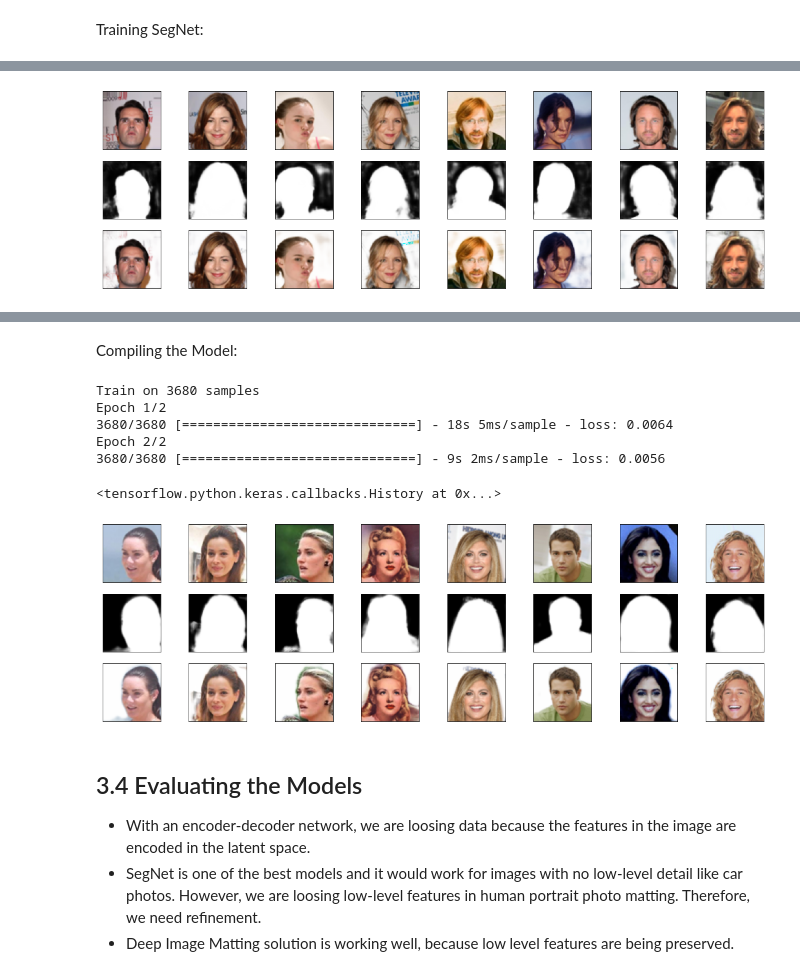
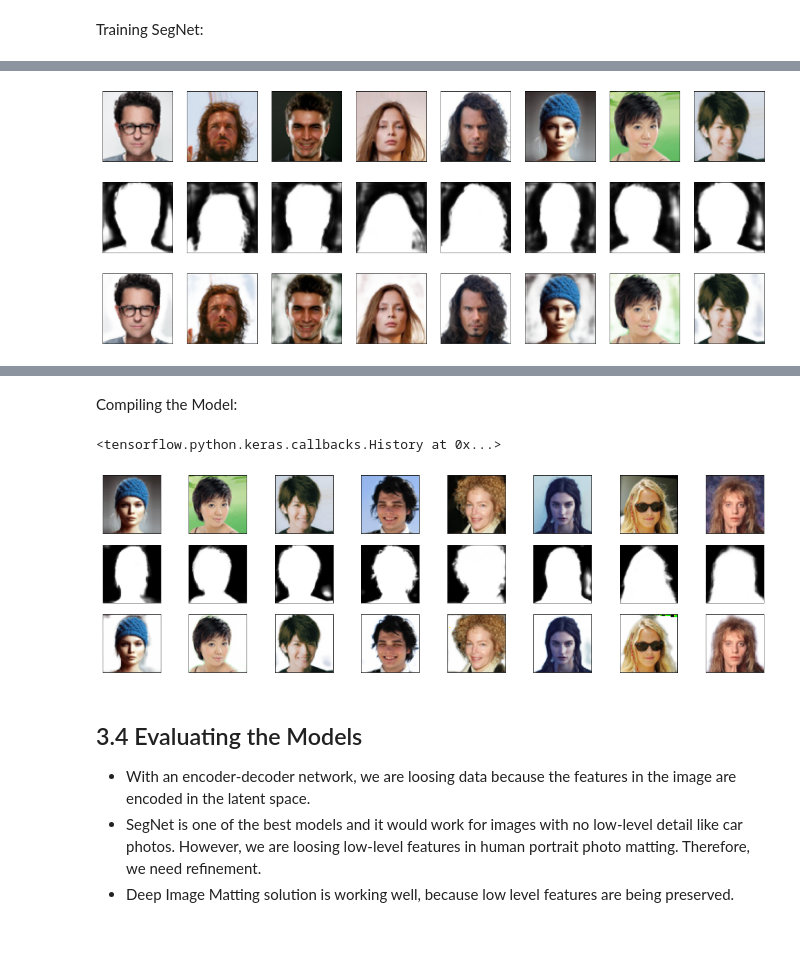
Before and after one commit to kocabiyik/deep-learning, a Jupyter notebook: 43-image-matting-celeba.ipynb, the cells around one changed output, grey strips where cells are left out. Saved outputs shown, nothing was run; the diff lists cells and outputs as text; code cells hidden in the pictures; blank space fills up the shorter version.

Commit message:
Re-training

```diff
--- a/43-image-matting-celeba.ipynb
+++ b/43-image-matting-celeba.ipynb
@@ -154,6 +154,7 @@ loop_counter = 0
 for i in training_images_a:
     img_path = os.path.join(data_dir, 'training/A', i)
     img = Image.open(img_path).resize((img_dim_pixel, img_dim_pixel))
+    img = img.convert('RGB')
     img_np = np.array(img)
     training_a[loop_counter] = img_np
     loop_counter +=1
@@ -198,15 +199,15 @@ for i in testing_images_a:
     testing_a[loop_counter] = img_np
     loop_counter +=1
 
-# Testing B: CelebA maskings
-testing_b = np.zeros((len(testing_images_b), img_dim_pixel, img_dim_pixel, 3)) # placeholder
-loop_counter = 0
-for i in testing_images_b:
-    img_path = os.path.join(data_dir, 'testing/B', i)
-    img = Image.open(img_path).resize((img_dim_pixel, img_dim_pixel))
-    img_np = np.array(img)
-    testing_b[loop_counter] = img_np
-    loop_counter +=1
+#  # Testing B: CelebA maskings
+#  testing_b = np.zeros((len(testing_images_b), img_dim_pixel, img_dim_pixel, 3)) # placeholder
+#  loop_counter = 0
+#  for i in testing_images_b:
+#      img_path = os.path.join(data_dir, 'testing/B', i)
+#      img = Image.open(img_path).resize((img_dim_pixel, img_dim_pixel))
+#      img_np = np.array(img)
+#      testing_b[loop_counter] = img_np
+#      loop_counter +=1
 # %%
 # save locally for ease
 np.save('training_a.npy', training_a)
@@ -299,8 +300,8 @@ conv_encoder_decoder.compile(optimizer='Adam', loss='binary_crossentropy')
 conv_encoder_decoder.load_weights('conv_autoencoder.h5')
 # %%
 conv_encoder_decoder.fit(training_a, training_b,
-                         epochs=20,
+                         epochs=30,
                          batch_size=64,
                          shuffle=True,
                          validation_data = (validation_a, validation_b),
-                         verbose = 1)
+                         verbose = 0)
@@ -578,4 +560,4 @@ segnet.fit(training_a, training_b,
                          batch_size=64,
                          shuffle=True,
                          validation_data = (validation_a, validation_b),
-                         verbose = 1)
+                         verbose = 0)
@@ -606,41 +569,41 @@ decoded_imgs = segnet.predict(testing_a)
 import matplotlib.pyplot as plt
 
 n = 8  # number of samples
-img_index = 0
+img_index = 10
 
 plt.figure(figsize=(20, 6))
 for i in range(n):
 
     # original
     ax = plt.subplot(3, n, i + 1)
     plt.imshow(testing_a[img_index+i].reshape(img_dim_pixel, img_dim_pixel,3))
     plt.gray()
     ax.get_xaxis().set_visible(False)
     ax.get_yaxis().set_visible(False)
 
     # mask
     ax = plt.subplot(3, n, i + 1 + n)
     plt.imshow(decoded_imgs[img_index+i].reshape(img_dim_pixel, img_dim_pixel))
     plt.gray()
     ax.get_xaxis().set_visible(False)
     ax.get_yaxis().set_visible(False)
 
     # matting
     ax = plt.subplot(3, n, i + n + n+ 1)
     ax.get_xaxis().set_visible(False)
     ax.get_yaxis().set_visible(False)
     img = testing_a[img_index+i].reshape(img_dim_pixel, img_dim_pixel,3)
     mask = decoded_imgs[img_index+i].reshape(img_dim_pixel, img_dim_pixel)
     red, green, blue = img.T
     red=red**mask.T
     green=green**mask.T
     blue = blue**mask.T
     matted = np.array((red,green,blue)).T
     plt.imshow(matted)
 
 plt.show()
 # %% [output]
-[figure, old version]
+[figure, new version]
 # %% [markdown]
 ### 3.3.3 Implementation of Deep Image Matting
 
@@ -680,17 +643,13 @@ model_matting.compile(optimizer='nadam', loss=overall_loss, target_tensors=[deco
 model_matting.load_weights('model_matting.h5')
 # %%
 model_matting.fit(training_a, training_b,
-                    epochs=2,
-                    verbose=1,
-                    batch_size=128
-                    )
+                  epochs=5,
+                  verbose=0,
+                  batch_size=128,
+                  validation_data = (validation_a, validation_b)
+                 )
 # %% [output]
-Train on 3680 samples
-Epoch 1/2
-3680/3680 [==============================] - 18s 5ms/sample - loss: 0.0064
-Epoch 2/2
-3680/3680 [==============================] - 9s 2ms/sample - loss: 0.0056
+<tensorflow.python.keras.callbacks.History at 0x...>
-<tensorflow.python.keras.callbacks.History at 0x...>
 # %%
 model_matting.save('model_matting.h5')
 # %%
@@ -699,7 +658,7 @@ decoded_imgs = model_matting.predict(testing_a)
 import matplotlib.pyplot as plt
 
 n = 8  # number of samples
-img_index = 80
+img_index = 15
 
 plt.figure(figsize=(20, 6))
 for i in range(n):
@@ -733,7 +692,7 @@ for i in range(n):
 
 plt.show()
 # %% [output]
-[figure, old version]
+[figure, new version]
 # %% [markdown]
 ## 3.4 Evaluating the Models
 - With an encoder-decoder network, we are loosing data because the features in the image are encoded in the latent space.
```
Also changed, not shown: parts of 7 cells of this notebook.
